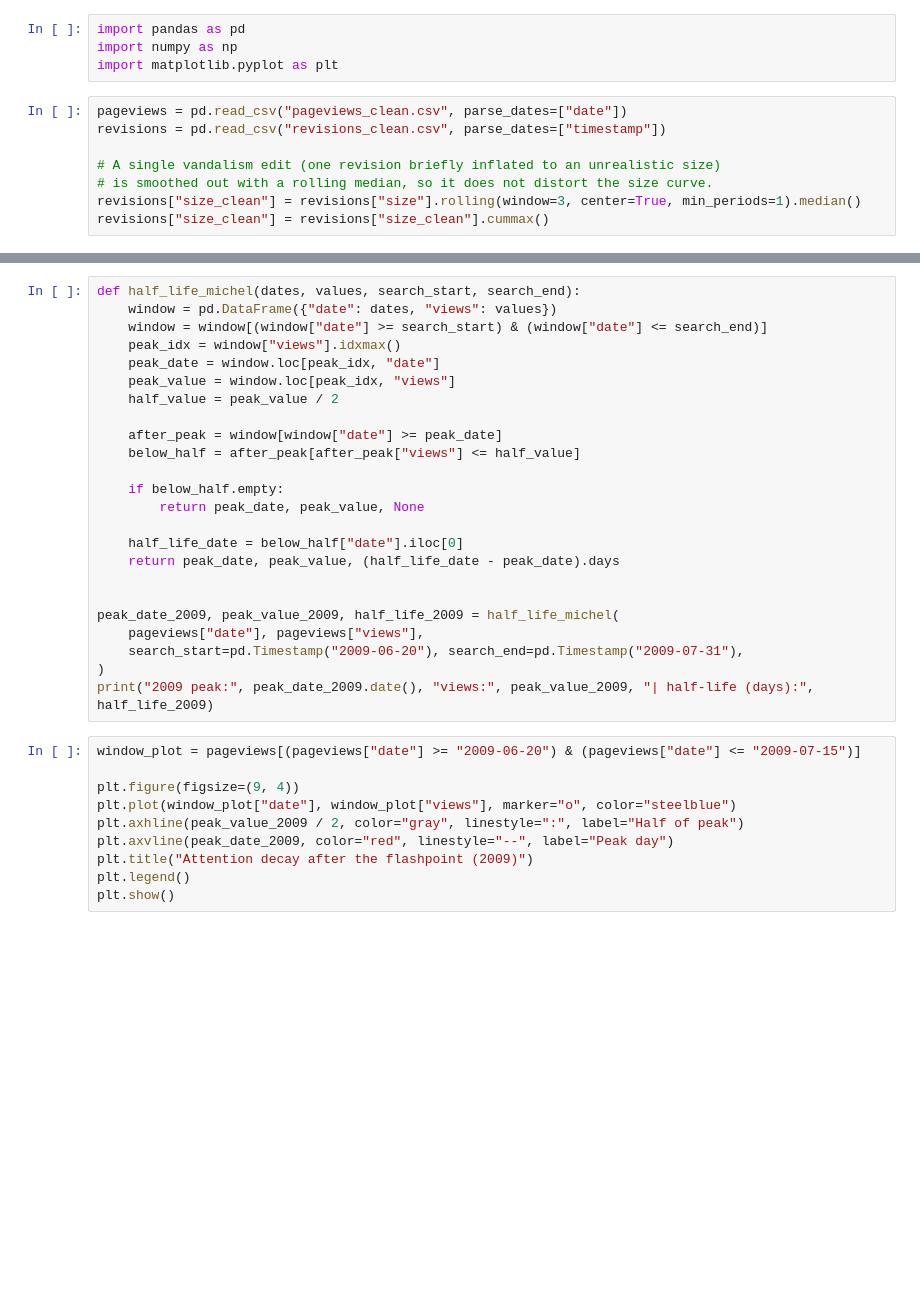
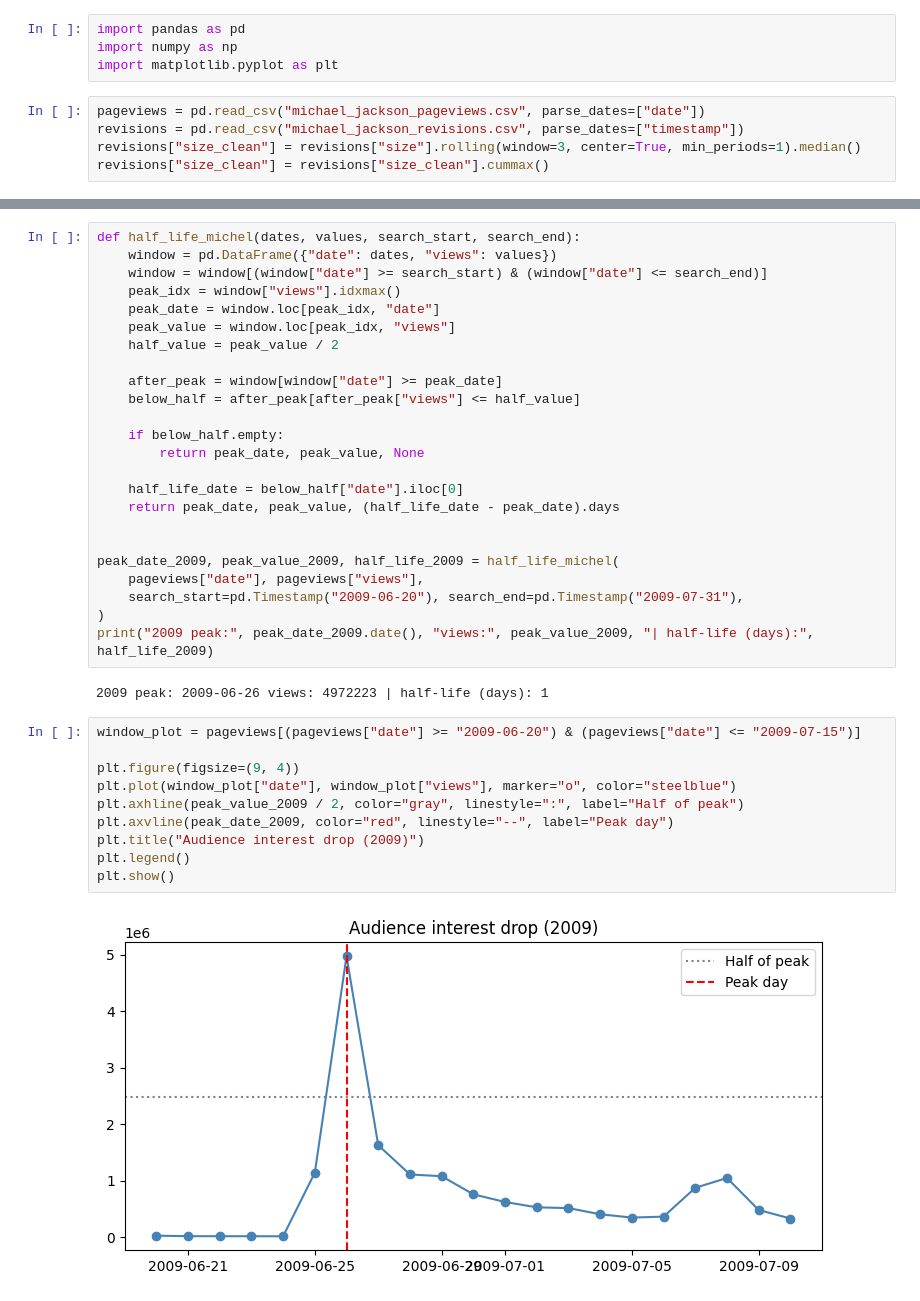
Before and after one commit to AimBtlv/research-computational_social_science, a Jupyter notebook: 3-notebooks/2_Data_Analysis.ipynb, the cells around one changed output, grey strips where cells are left out. Drawn from its saved outputs; the diff is of its cells as text; blank space fills up the shorter version.

```diff
--- a/3-notebooks/2_Data_Analysis.ipynb
+++ b/3-notebooks/2_Data_Analysis.ipynb
@@ -21,11 +15,8 @@ import pandas as pd
 import numpy as np
 import matplotlib.pyplot as plt
 # %%
-pageviews = pd.read_csv("pageviews_clean.csv", parse_dates=["date"])
-revisions = pd.read_csv("revisions_clean.csv", parse_dates=["timestamp"])
-
-# A single vandalism edit (one revision briefly inflated to an unrealistic size)
-# is smoothed out with a rolling median, so it does not distort the size curve.
+pageviews = pd.read_csv("michael_jackson_pageviews.csv", parse_dates=["date"])
+revisions = pd.read_csv("michael_jackson_revisions.csv", parse_dates=["timestamp"])
 revisions["size_clean"] = revisions["size"].rolling(window=3, center=True, min_periods=1).median()
 revisions["size_clean"] = revisions["size_clean"].cummax()
 # %% [markdown]
@@ -105,14 +100,18 @@ peak_date_2009, peak_value_2009, half_life_2009 = half_life_michel(
     search_start=pd.Timestamp("2009-06-20"), search_end=pd.Timestamp("2009-07-31"),
 )
 print("2009 peak:", peak_date_2009.date(), "views:", peak_value_2009, "| half-life (days):", half_life_2009)
+# %% [output]
+2009 peak: 2009-06-26 views: 4972223 | half-life (days): 1
 # %%
 window_plot = pageviews[(pageviews["date"] >= "2009-06-20") & (pageviews["date"] <= "2009-07-15")]
 
 plt.figure(figsize=(9, 4))
 plt.plot(window_plot["date"], window_plot["views"], marker="o", color="steelblue")
 plt.axhline(peak_value_2009 / 2, color="gray", linestyle=":", label="Half of peak")
 plt.axvline(peak_date_2009, color="red", linestyle="--", label="Peak day")
-plt.title("Attention decay after the flashpoint (2009)")
+plt.title("Audience interest drop (2009)")
 plt.legend()
 plt.show()
+# %% [output]
+[figure, added]
 # %% [markdown]
```
Also changed, not shown: parts of 9 cells of this notebook.
